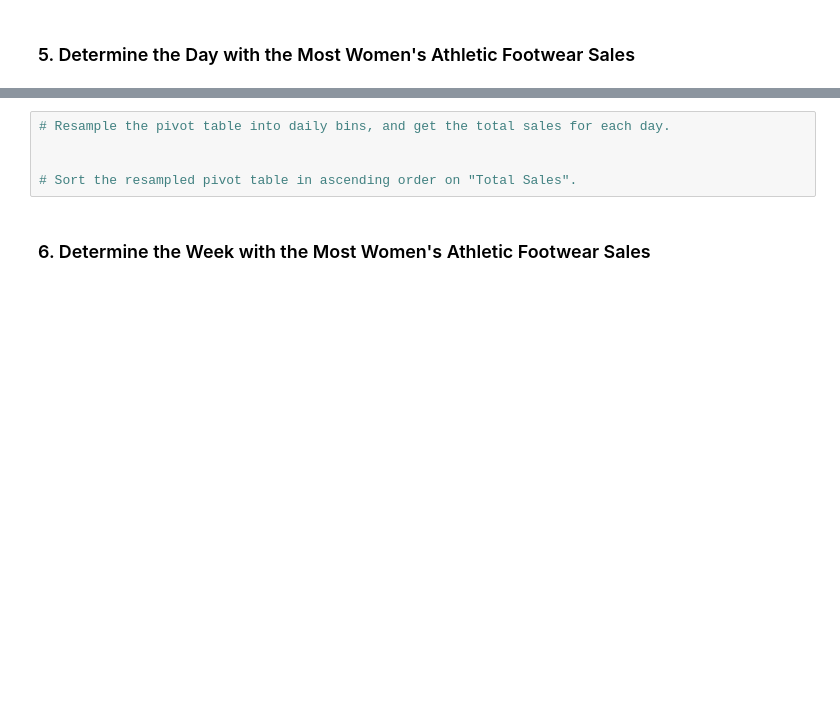
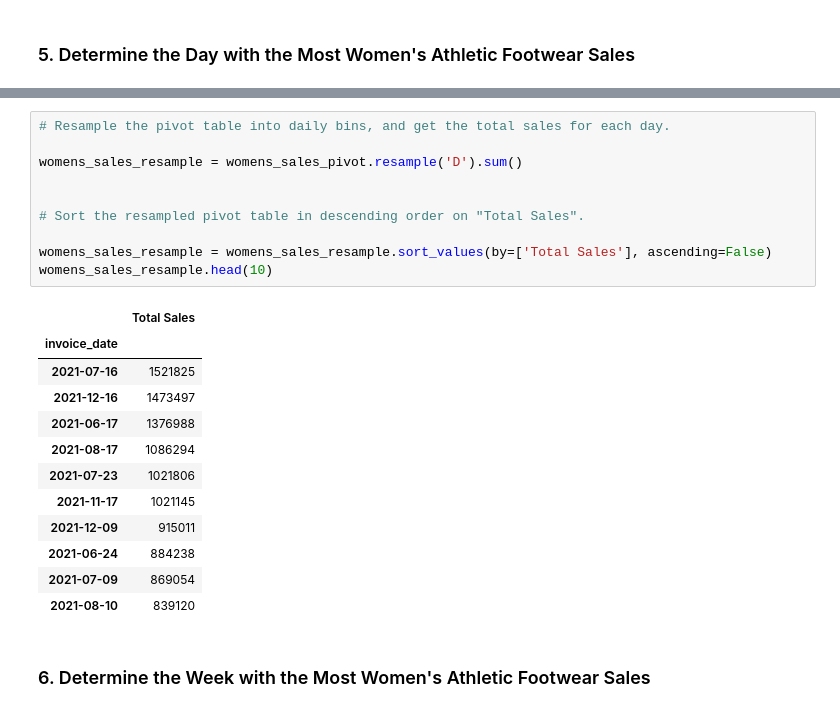
Before and after one commit to mmccanse/athletic_sales_analysis, a Jupyter notebook: athletic_sales_analysis_starter_code.ipynb, the cells around one changed output, grey strips where cells are left out. Saved outputs shown, nothing was run; the diff lists cells and outputs as text; blank space fills up the shorter version.

Commit message:
resamples

```diff
--- a/athletic_sales_analysis_starter_code.ipynb
+++ b/athletic_sales_analysis_starter_code.ipynb
@@ -417,8 +437,26 @@ womens_foot_pivot.head()
 # %%
 # Resample the pivot table into daily bins, and get the total sales for each day.
 
+womens_sales_resample = womens_sales_pivot.resample('D').sum()
 
-# Sort the resampled pivot table in ascending order on "Total Sales".
+
+# Sort the resampled pivot table in descending order on "Total Sales".
+
+womens_sales_resample = womens_sales_resample.sort_values(by=['Total Sales'], ascending=False)
+womens_sales_resample.head(10)
+# %% [output]
+|  | Total Sales |
+| invoice_date |  |
+| 2021-07-16 | 1521825 |
+| 2021-12-16 | 1473497 |
+| 2021-06-17 | 1376988 |
+| 2021-08-17 | 1086294 |
+| 2021-07-23 | 1021806 |
+| 2021-11-17 | 1021145 |
+| 2021-12-09 | 915011 |
+| 2021-06-24 | 884238 |
+| 2021-07-09 | 869054 |
+| 2021-08-10 | 839120 |
 # %% [markdown]
 ### 6.  Determine the Week with the Most Women's Athletic Footwear Sales
 # %%
```
Also changed, not shown: parts of 2 cells of this notebook.
